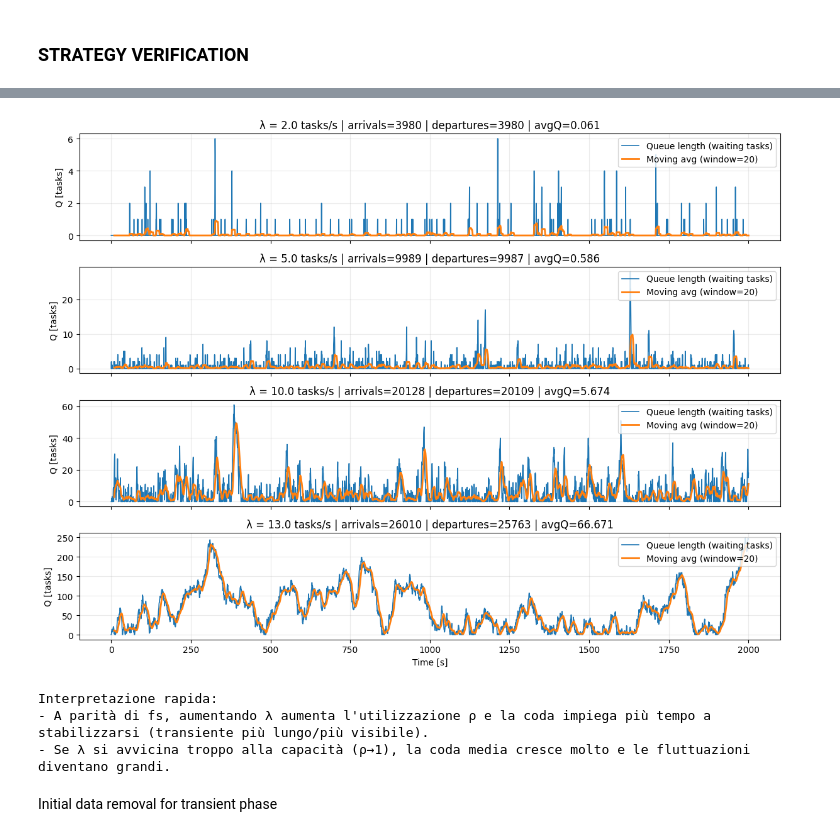
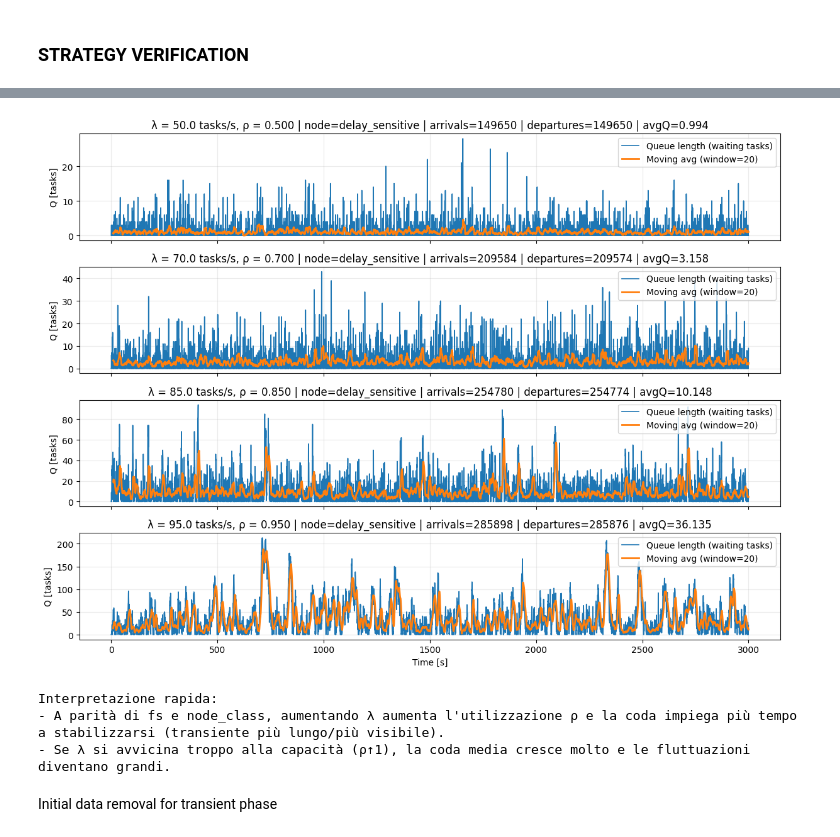
Before and after one commit to Gaspaflav/Management, a Jupyter notebook: Lab2.ipynb, the cells around one changed output, grey strips where cells are left out. Saved outputs shown, nothing was run; the diff lists cells and outputs as text; code cells hidden in the pictures.

```diff
--- a/Lab2.ipynb
+++ b/Lab2.ipynb
@@ -707,15 +667,22 @@ Empirical results from 1000 samples:
 # %%
 # --- FIFO queue "scorrimento" demo: transient -> steady-state ---
-lambda_arrival = 5.0
-fs = 1e8
-sim_time = 200
+lambda_arrival = 90.0  # High arrival rate for strong congestion (ρ ≈ 0.85)
+fs = 1e8               # Computational capacity
+sim_time = 1000        # Longer sim to see clear transient + steady-state
 sampling_interval = 0.5
 
-sim = SensingNodeSimulator(lambda_arrival=lambda_arrival, fs=fs, random_seed=42)
+# Create a DELAY_SENSITIVE node and run simulation
+sim = SensingNodeSimulator(lambda_arrival=lambda_arrival, fs=fs, node_class=TaskClass.DELAY_SENSITIVE, random_seed=42)
 metrics = sim.run_simulation(total_time=sim_time, sampling_interval=sampling_interval)
 
+# Calculate utilization ρ (DELAY_SENSITIVE: mean_C = 1e6)
+mean_C = 1e6
+rho = lambda_arrival * mean_C / fs
+
 print("Simulation sanity check")
+print(f"  Node class: {metrics['node_class']}")
 print(f"  λ = {lambda_arrival} tasks/s")
+print(f"  ρ (utilization) = {rho:.3f}")
 print(f"  Sim time = {sim_time}s")
 print(f"  Arrivals observed = {metrics['num_arrivals']}")
 print(f"  Departures observed = {metrics['num_tasks']}")
@@ -736,7 +703,7 @@ if len(queue_lengths) >= window_size:
     moving_avg_times = time_points[window_size-1:]
     ax.plot(moving_avg_times, moving_avg, linewidth=2.2, label=f'Moving avg (window={window_size})')
 
-ax.set_title(f'Queue length vs time (λ={lambda_arrival} tasks/s, fs={fs:.1e})')
+ax.set_title(f'Queue length vs time ({metrics["node_class"]} node, λ={lambda_arrival} tasks/s, ρ={rho:.3f}, fs={fs:.1e})')
 ax.set_xlabel('Time [s]')
 ax.set_ylabel('Queue length [tasks]')
 ax.grid(True, alpha=0.25)
@@ -762,48 +724,51 @@ Simulation sanity check
 # %%
-# --- Comparison: queue length for different lambdas (same model, same fs) ---
-fs = 1e8
-sim_time = 2000
+# --- Comparison: queue length for different lambdas (same node class, same fs) ---
+fs = 1e8               # Computational capacity
+sim_time = 3000        # Longer sim for good transient + steady-state picture
 sampling_interval = 0.5
 window_size = 20
+node_class = TaskClass.DELAY_SENSITIVE  # Fixed node type for comparison
+mean_C_for_comp = 1e6  # DELAY_SENSITIVE parameter
 
-lambda_list = [2.0,5.0, 10.0, 13.0]
+lambda_list = [50.0, 70.0, 85.0, 95.0]  # Increasing ρ from ~0.5 to ~0.95 (ergodic)
 
 fig, axes = plt.subplots(len(lambda_list), 1, figsize=(12, 9), sharex=True)
 if len(lambda_list) == 1:
     axes = [axes]
 
 for ax, lam in zip(axes, lambda_list):
-    sim = SensingNodeSimulator(lambda_arrival=lam, fs=fs, random_seed=42)
+    sim = SensingNodeSimulator(lambda_arrival=lam, fs=fs, node_class=node_class, random_seed=42)
     m = sim.run_simulation(total_time=sim_time, sampling_interval=sampling_interval)
+    rho_lam = lam * mean_C_for_comp / fs
 
     t = np.array(m['time_points'], dtype=float)
     q = np.array(m['queue_lengths'], dtype=float)
 
     ax.plot(t, q, linewidth=1.2, label='Queue length (waiting tasks)')
 
     if len(q) >= window_size:
         kernel = np.ones(window_size) / window_size
         q_ma = np.convolve(q, kernel, mode='valid')
         t_ma = t[window_size - 1:]
         ax.plot(t_ma, q_ma, linewidth=2.0, label=f'Moving avg (window={window_size})')
 
-    ax.set_title(f"λ = {lam} tasks/s | arrivals={m['num_arrivals']} | departures={m['num_tasks']} | avgQ={m['avg_queue_length']:.3f}")
+    ax.set_title(f"λ = {lam} tasks/s, ρ = {rho_lam:.3f} | node={m['node_class']} | arrivals={m['num_arrivals']} | departures={m['num_tasks']} | avgQ={m['avg_queue_length']:.3f}")
     ax.set_ylabel('Q [tasks]')
     ax.grid(True, alpha=0.25)
     ax.legend(loc='upper right')
 
 axes[-1].set_xlabel('Time [s]')
 plt.tight_layout()
 plt.show()
 
 print("\nInterpretazione rapida:")
-print("- A parità di fs, aumentando λ aumenta l'utilizzazione ρ e la coda impiega più tempo a stabilizzarsi (transiente più lungo/più visibile).")
-print("- Se λ si avvicina troppo alla capacità (ρ→1), la coda media cresce molto e le fluttuazioni diventano grandi.")
+print("- A parità di fs e node_class, aumentando λ aumenta l'utilizzazione ρ e la coda impiega più tempo a stabilizzarsi (transiente più lungo/più visibile).")
+print("- Se λ si avvicina troppo alla capacità (ρ↑1), la coda media cresce molto e le fluttuazioni diventano grandi.")
 # %% [output]
-[figure, old version]
+[figure, new version]
 Interpretazione rapida:
-- A parità di fs, aumentando λ aumenta l'utilizzazione ρ e la coda impiega più tempo a stabilizzarsi (transiente più lungo/più visibile).
-- Se λ si avvicina troppo alla capacità (ρ→1), la coda media cresce molto e le fluttuazioni diventano grandi.
+- A parità di fs e node_class, aumentando λ aumenta l'utilizzazione ρ e la coda impiega più tempo a stabilizzarsi (transiente più lungo/più visibile).
+- Se λ si avvicina troppo alla capacità (ρ↑1), la coda media cresce molto e le fluttuazioni diventano grandi.
 # %% [markdown]
 Initial data removal for transient phase
 # %%
```
Also changed, not shown: parts of 9 cells of this notebook.
